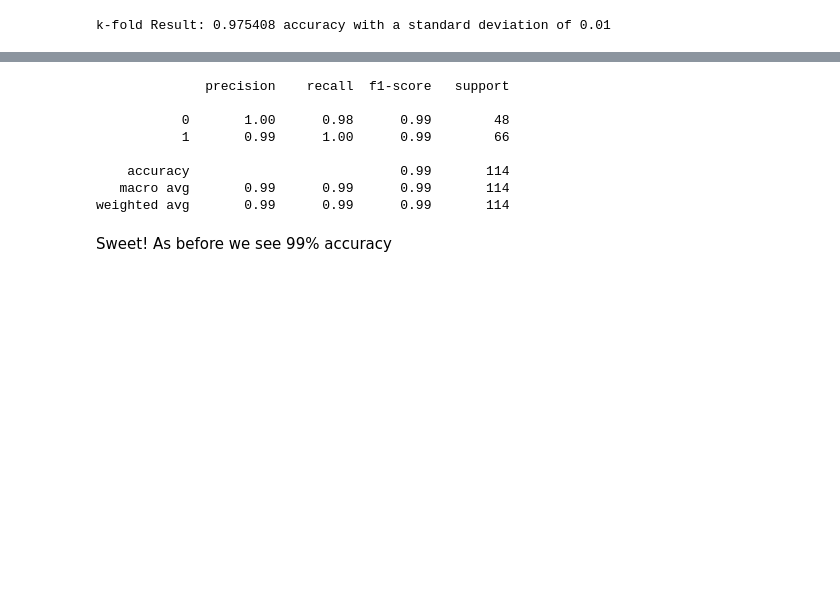
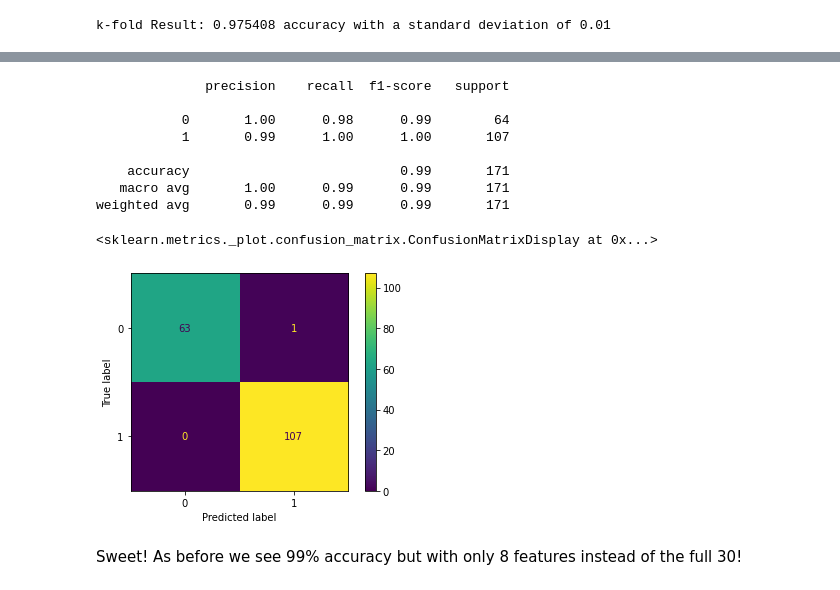
Before and after one commit to evyip18/breast_cancer_classification_project, a Jupyter notebook: ML Project.ipynb, the cells around one changed output, grey strips where cells are left out. Saved outputs shown, nothing was run; the diff lists cells and outputs as text; code cells hidden in the pictures; blank space fills up the shorter version.

```diff
--- a/ML Project.ipynb
+++ b/ML Project.ipynb
@@ -121,16 +191,0 @@ So as we can see, we get the best results using a 60/40 split of training to tes
-# %%
-# Have a look at the confusion matirix for our best result split
-X_train, X_test, y_train, y_test = train_test_split(X, y, test_size = 0.4, random_state=20)
-
-# Now for SVM training
-svc_model = SVC(kernel='linear')
-svc_model.fit(X_train, y_train)
-
-# Predict using model
-y_pred = svc_model.predict(X_test)
-
-# Plot confusion matrix
-plot_confusion_matrix(svc_model, X_test, y_test)
-
-# Show classification report
-print(classification_report(y_test, y_pred))
@@ -299,27 +344,37 @@ Sweet! So any new samples that we recieve, we will first normalize, then pass de
 # %%
-# Let's go ahead and train the final model
+# Let's go ahead and train the final model. We'll use 8 components
+cancer_pca = PCA(n_components=8)
+cancer_pca.fit(X_normalized)
+
+# Apply the transfrorm to the data
+X_normalized_pca = cancer_pca.transform(X_normalized)
 
 # Use 80/20 split as discovered above
-X_train, X_test, y_train, y_test = train_test_split(X_normalized_pca, y, test_size = 0.2, random_state=20)
+X_train, X_test, y_train, y_test = train_test_split(X_normalized_pca, y, test_size = 0.3, random_state=20)
 
 # Now for SVM training
 svc_model = SVC(kernel='linear')
 svc_model.fit(X_train, y_train)
 
 # Predict using model
 y_pred = svc_model.predict(X_test)
 accuracy = accuracy_score(y_test, y_pred)
 
 # Show classification report
 print(classification_report(y_test, y_pred))
+
+# Plot confusion matrix
+plot_confusion_matrix(svc_model, X_test, y_test)
 # %% [output]
               precision    recall  f1-score   support
 
-           0       1.00      0.98      0.99        48
-           1       0.99      1.00      0.99        66
+           0       1.00      0.98      0.99        64
+           1       0.99      1.00      1.00       107
 
-    accuracy                           0.99       114
-   macro avg       0.99      0.99      0.99       114
-weighted avg       0.99      0.99      0.99       114
+    accuracy                           0.99       171
+   macro avg       1.00      0.99      0.99       171
+weighted avg       0.99      0.99      0.99       171
+<sklearn.metrics._plot.confusion_matrix.ConfusionMatrixDisplay at 0x...>
+[figure, added]
 # %% [markdown]
-Sweet! As before we see 99% accuracy
+Sweet! As before we see 99% accuracy but with only 8 features instead of the full 30!
```
Also changed, not shown: parts of 13 cells of this notebook.
